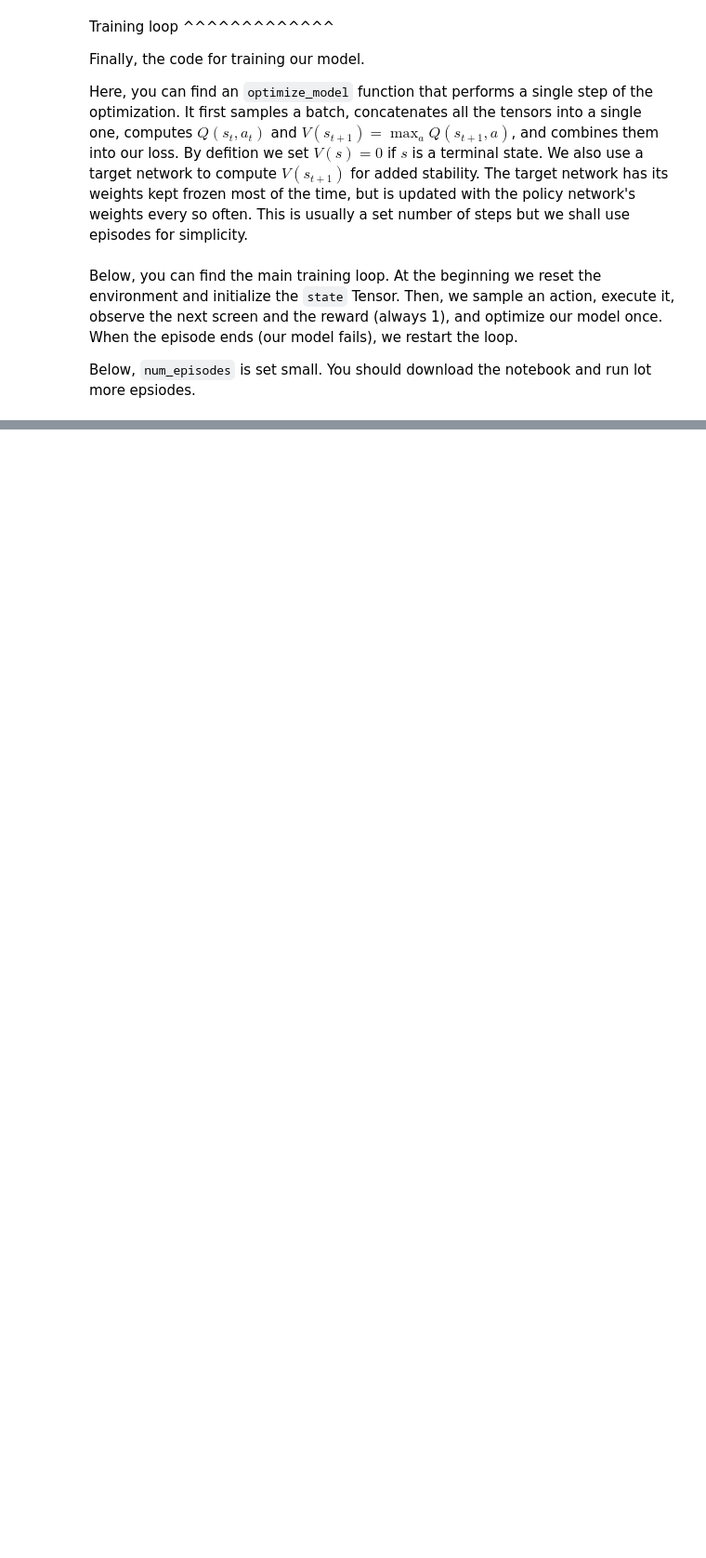
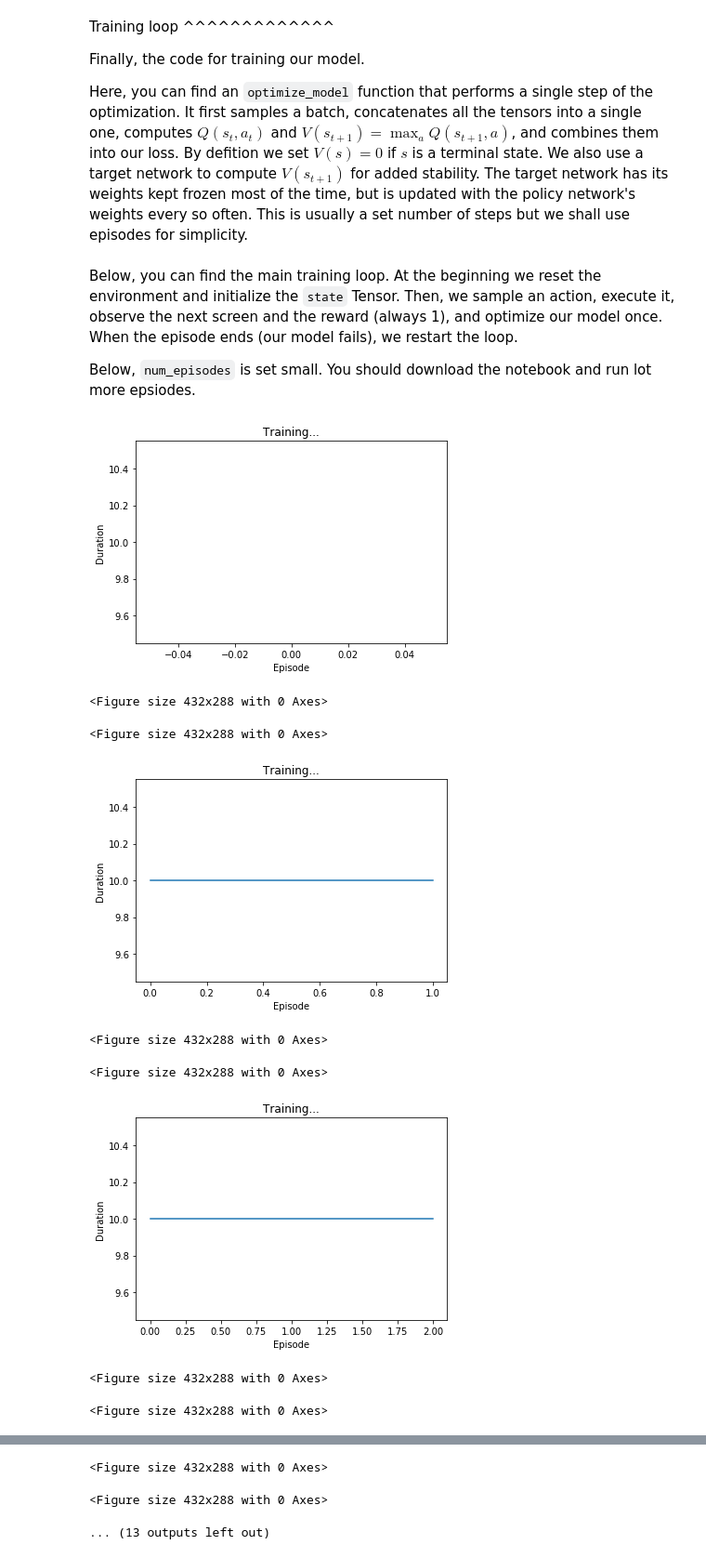
Before and after one commit to andreicnica/summer-school, a Jupyter notebook: pytorch_reinforcement_q_learning.ipynb, the cells around one changed output, grey strips where cells are left out. Shown at 93% size. Saved outputs shown, nothing was run; the diff lists cells and outputs as text; code cells hidden in the pictures; blank space fills up the shorter version.

```diff
--- a/pytorch_reinforcement_q_learning.ipynb
+++ b/pytorch_reinforcement_q_learning.ipynb
@@ -100,6 +102,8 @@ from configs.utils import load_config
 cfg = load_config("configs/default_env.yaml")
 cfg.base_map = "configs/maps/map32_4rooms_freeroad.txt"
 env = SingleAgentGatheringEnv(cfg)
+obs_size: torch.Size = env.observation_space
+no_actions = 7
 # %% [markdown]
 Replay Memory
 -------------
@@ -290,8 +312,9 @@ EPS_END = 0.05
 EPS_DECAY = 200
 TARGET_UPDATE = 10
 
-policy_net = DQN().to(device)
-target_net = DQN().to(device)
+policy_net = MLP(in_size=obs_size, out_size=torch.Size([no_actions])).to(device)
+target_net = MLP(in_size=obs_size, out_size=torch.Size([no_actions])).to(device)
+
 target_net.load_state_dict(policy_net.state_dict())
 target_net.eval()
 
@@ -309,10 +332,11 @@ def select_action(state):
         math.exp(-1. * steps_done / EPS_DECAY)
     steps_done += 1
     if sample > eps_threshold:
+        policy_net.eval()
         with torch.no_grad():
             return policy_net(state).max(1)[1].view(1, 1)
     else:
-        return torch.tensor([[random.randrange(2)]], device=device, dtype=torch.long)
+        return torch.tensor([[random.randrange(no_actions)]], device=device, dtype=torch.long)
 
 
 episode_durations = []
@@ -363,12 +387,12 @@ def optimize_model():
 
     # Compute a mask of non-final states and concatenate the batch elements
     non_final_mask = torch.tensor(tuple(map(lambda s: s is not None,
-                                          batch.next_state)), device=device, dtype=torch.uint8)
+                                          batch.next_state)), device=device, dtype=torch.uint8).to(device)
     non_final_next_states = torch.cat([s for s in batch.next_state
-                                                if s is not None])
-    state_batch = torch.cat(batch.state)
-    action_batch = torch.cat(batch.action)
-    reward_batch = torch.cat(batch.reward)
+                                                if s is not None]).to(device)
+    state_batch = torch.cat(batch.state).to(device)
+    action_batch = torch.cat(batch.action).to(device)
+    reward_batch = torch.cat(batch.reward).to(device)
 
     # Compute Q(s_t, a) - the model computes Q(s_t), then we select the
     # columns of actions taken
@@ -402,42 +426,51 @@ the notebook and run lot more epsiodes.
 num_episodes = 50
 for i_episode in range(num_episodes):
     # Initialize the environment and state
-    env.reset()
-    last_screen = get_screen()
-    current_screen = get_screen()
-    state = current_screen - last_screen
+
+    state = env.reset()
+    state = state.unsqueeze(0).unsqueeze(0)
     for t in count():
         # Select and perform an action
-        action = select_action(state)
-        _, reward, done, _ = env.step(action.item())
+        action = select_action(state.to(device))
+        action = action.cpu()
+        current_screen, reward, done, _ = env.step(action.item())
+        current_screen = current_screen.unsqueeze(0).unsqueeze(0)
         reward = torch.tensor([reward], device=device)
 
         # Observe new state
-        last_screen = current_screen
-        current_screen = get_screen()
         if not done:
-            next_state = current_screen - last_screen
+            next_state = current_screen
         else:
             next_state = None
 
         # Store the transition in memory
-        memory.push(state, action, next_state, reward)
+        memory.push(state, action, next_state, reward.cpu())
 
         # Move to the next state
         state = next_state
 
         # Perform one step of the optimization (on the target network)
         optimize_model()
         if done:
             episode_durations.append(t + 1)
             plot_durations()
             break
     # Update the target network
     if i_episode % TARGET_UPDATE == 0:
         target_net.load_state_dict(policy_net.state_dict())
 
 print('Complete')
 env.render()
 env.close()
 plt.ioff()
 plt.show()
+# %% [output]
+[figure, added]
+<Figure size 432x288 with 0 Axes>
+<Figure size 432x288 with 0 Axes>
+[figure, added]
+<Figure size 432x288 with 0 Axes>
+<Figure size 432x288 with 0 Axes>
+[figure, added]
+<Figure size 432x288 with 0 Axes>
+<Figure size 432x288 with 0 Axes>
@@ -443,0 +478,3 @@ plt.show()
+<Figure size 432x288 with 0 Axes>
+<Figure size 432x288 with 0 Axes>
+... (13 outputs left out)
```
Also changed, not shown: parts of 4 cells of this notebook, 1 other file.
